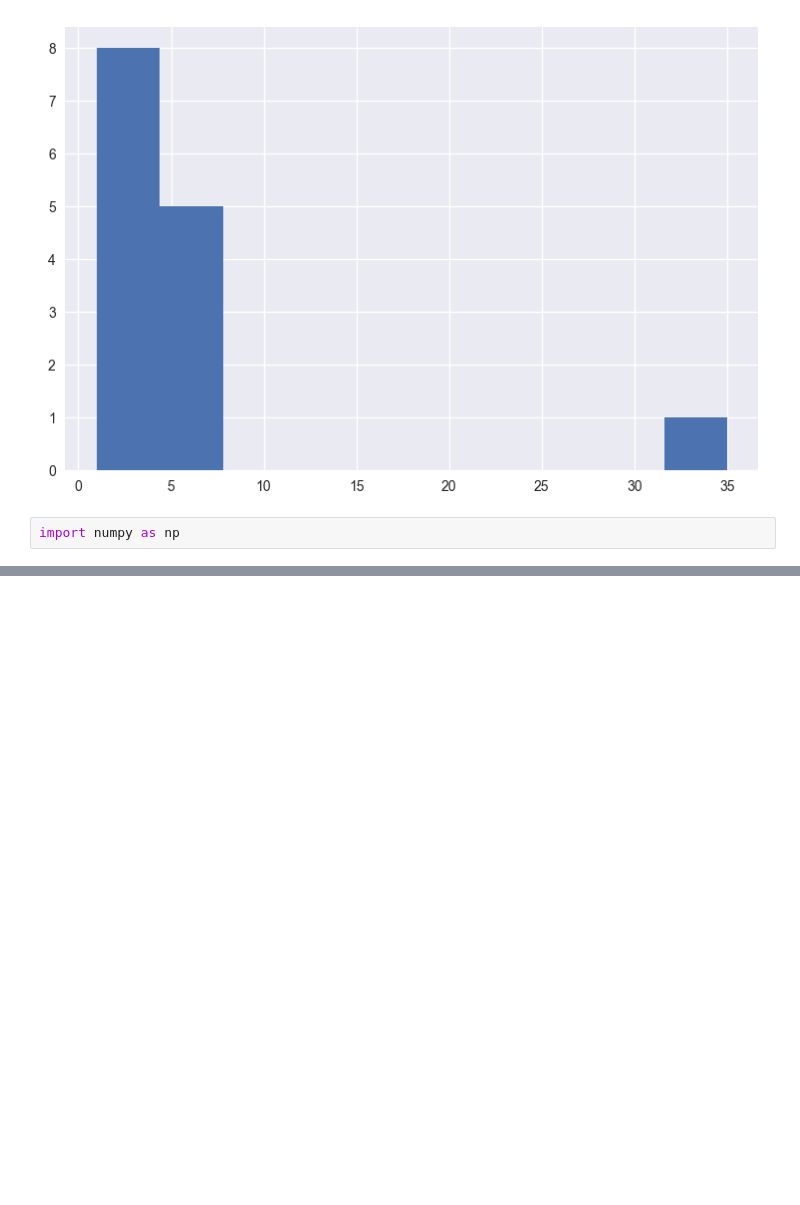
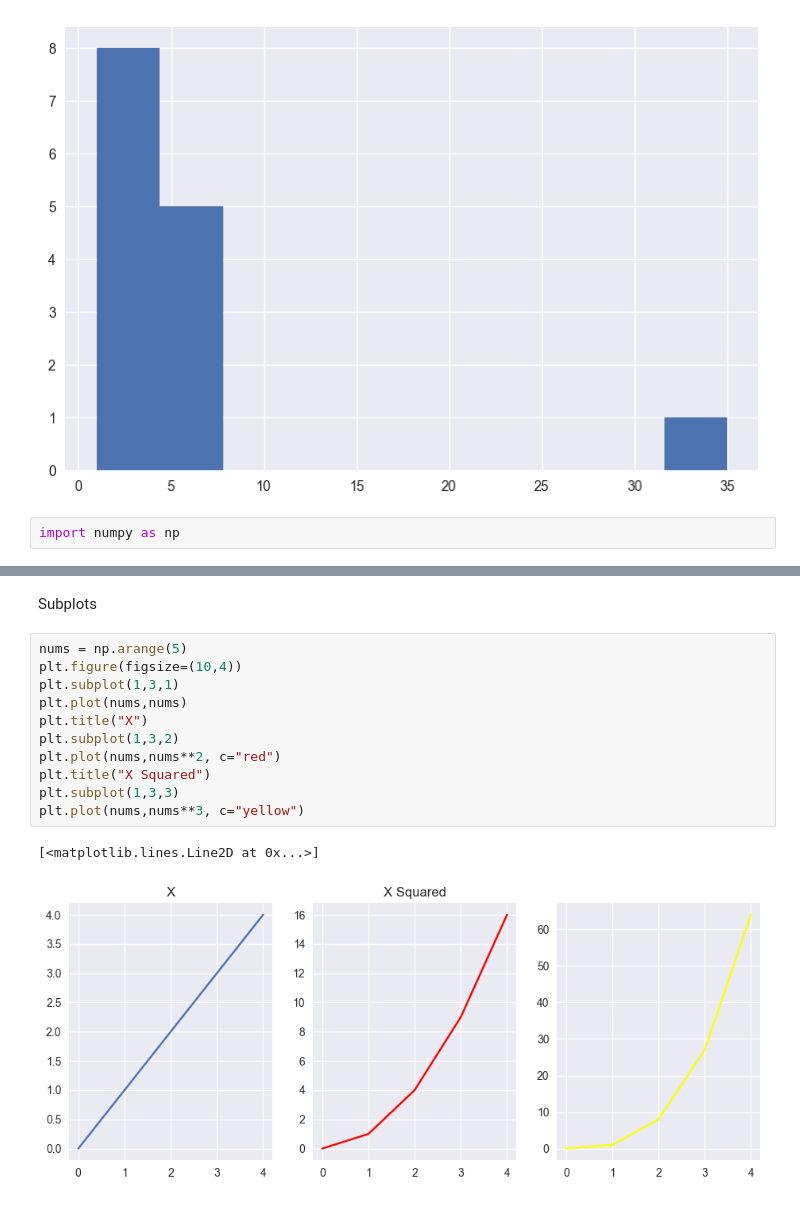
Before and after one commit to Shreyaa710/PythonLibraries, a Jupyter notebook: matplotLearn.ipynb, the cells around one changed output, grey strips where cells are left out. Cells and saved outputs as stored; diff of their text form; blank space fills up the shorter version.

```diff
--- a/matplotLearn.ipynb
+++ b/matplotLearn.ipynb
@@ -251,0 +287,16 @@ NameError: name 'pd' is not defined
+# %% [markdown]
+Subplots
+# %%
+nums = np.arange(5)
+plt.figure(figsize=(10,4))
+plt.subplot(1,3,1)
+plt.plot(nums,nums)
+plt.title("X")
+plt.subplot(1,3,2)
+plt.plot(nums,nums**2, c="red")
+plt.title("X Squared")
+plt.subplot(1,3,3)
+plt.plot(nums,nums**3, c="yellow")
+# %% [output]
+[<matplotlib.lines.Line2D at 0x...>]
+[figure, added]
```
Also changed, not shown: parts of 15 cells of this notebook.
